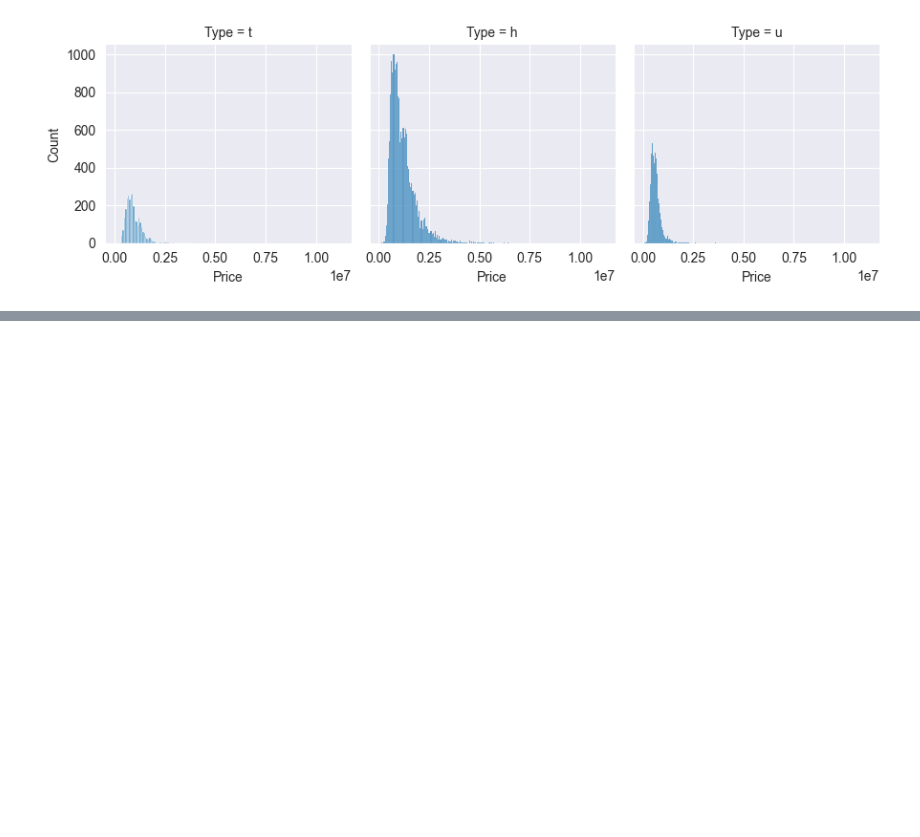
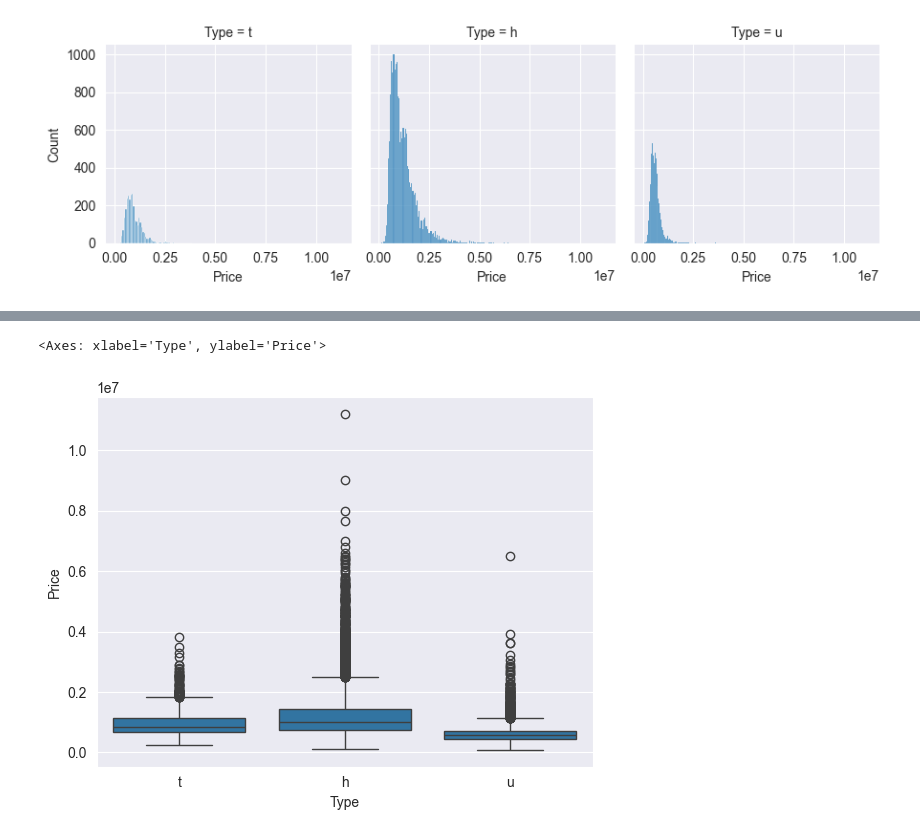
Before and after one commit to sangeemohan2003/python_learning, a Jupyter notebook: Pandas/datafiles/EDA - Exploratory Data Anaysis.ipynb, the cells around one changed output, grey strips where cells are left out. Saved outputs shown, nothing was run; the diff lists cells and outputs as text; code cells hidden in the pictures; blank space fills up the shorter version.

```diff
--- a/Pandas/datafiles/EDA - Exploratory Data Anaysis.ipynb
+++ b/Pandas/datafiles/EDA - Exploratory Data Anaysis.ipynb
@@ -295,0 +306,5 @@ g.map(sns.histplot,'Price') # one for each Type value t- townhouse , h - house ,
+# %%
+sns.boxplot(data=data,x='Type',y='Price')
+# %% [output]
+<Axes: xlabel='Type', ylabel='Price'>
+[figure, added]
```
Also changed, not shown: parts of 5 cells of this notebook, 1 other file.
